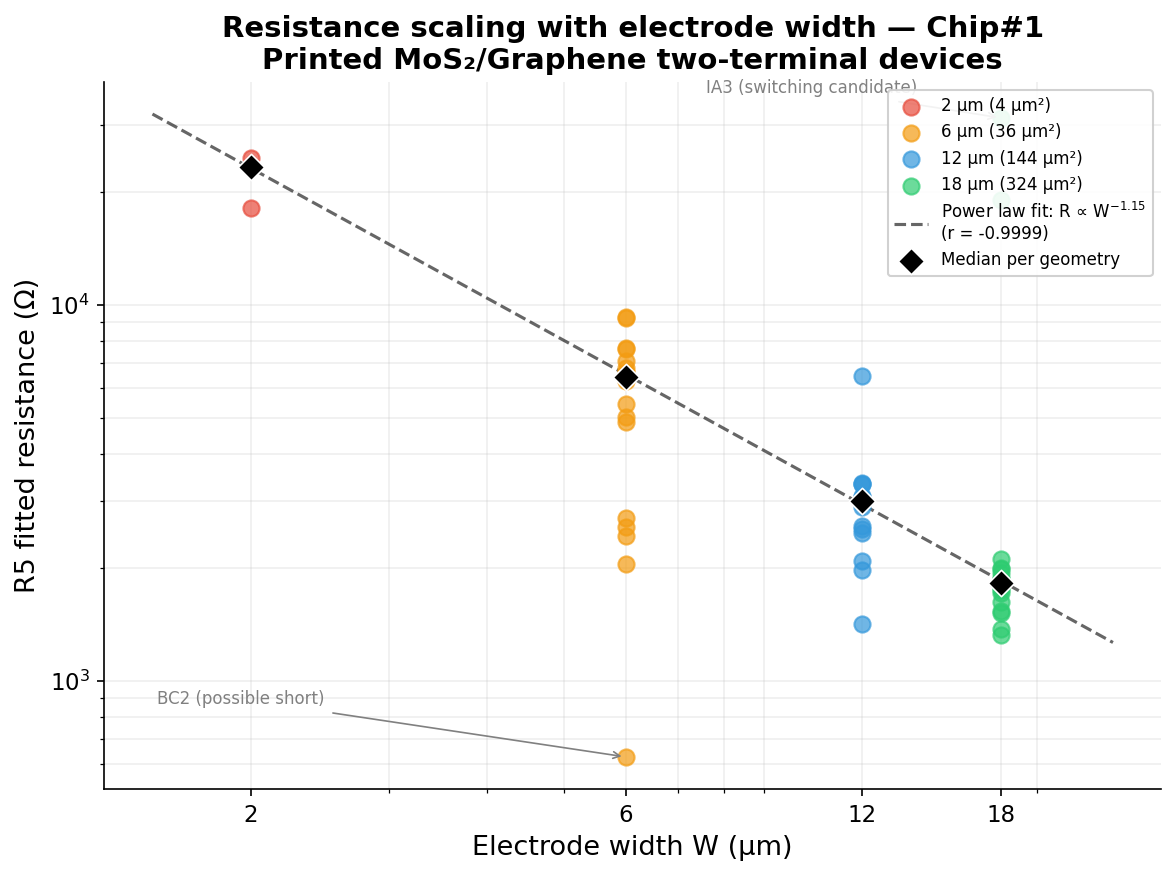
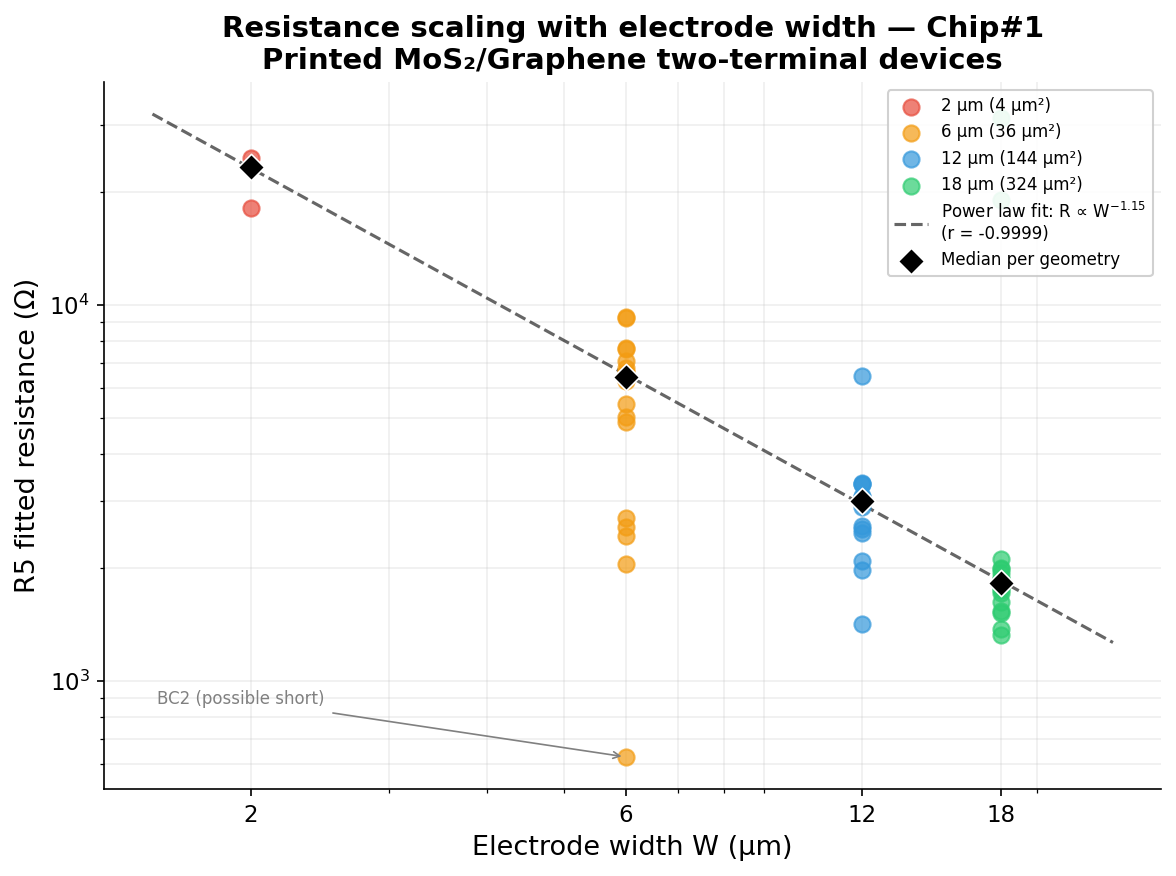
Unified diff of the notebook cell whose output changed from the first chart to the second:
--- before
+++ after
@@ -29,18 +29,6 @@
                label=geo_labels[w])
 
-# Flag named anomalies
-row_ia3 = clean[clean['devID'] == 'IA3']
+# Flag named anomaly
 row_bc2 = clean[clean['devID'] == 'BC2']
-if len(row_ia3):
-    ax.annotate(
-        'IA3 (switching candidate)',
-        xy=(row_ia3['width'].values[0], row_ia3['R5'].values[0]),
-        xycoords='data',
-        xytext=(-40, 12),
-        textcoords='offset points',
-        fontsize=8, color='gray',
-        ha='right',
-        arrowprops=dict(arrowstyle='->', color='gray', lw=0.8)
-    )
 if len(row_bc2):
     ax.annotate('BC2 (possible short)',

Commit: Remove IA3 annotation from fig_07b, add caption note